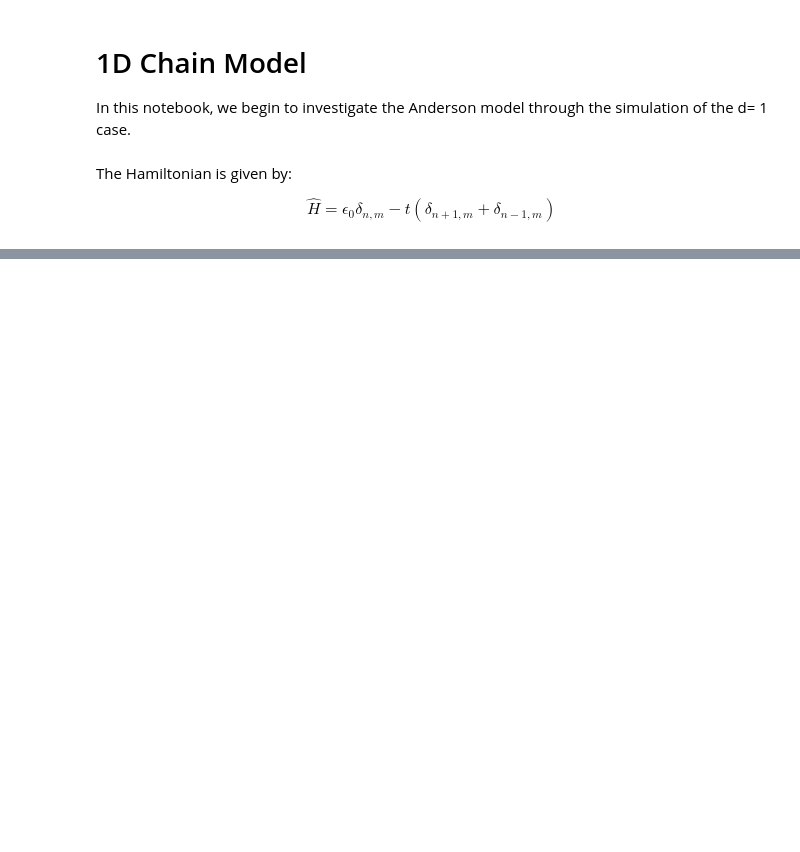
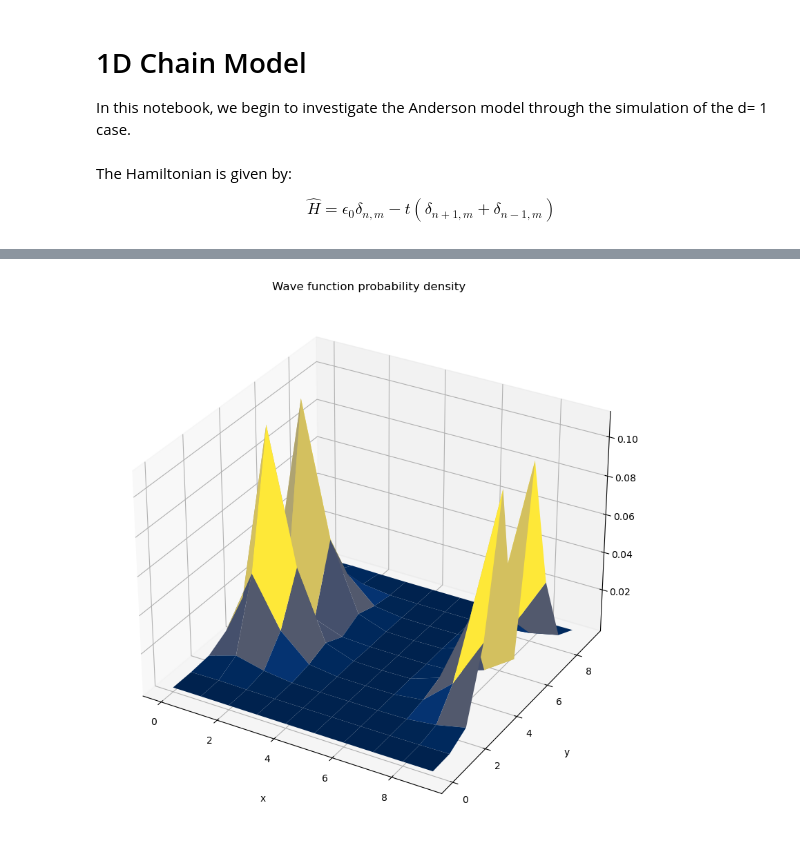
Before and after one commit to ravikoka/qgraph, a Jupyter notebook: 2d_chain.ipynb, the cells around one changed output, grey strips where cells are left out. Drawn from its saved outputs; the diff is of its cells as text; code cells hidden in the pictures; blank space fills up the shorter version.

```diff
--- a/2d_chain.ipynb
+++ b/2d_chain.ipynb
@@ -87,0 +90,56 @@ for i, ax in enumerate(axs):
+# %%
+#Add some epsilon randomness in there
+eps = 100
+
+H = _hamiltonian(chain, eps, 1)
+
+psi_0 = np.zeros(n**2)
+psi_0[n**2//2] = 1
+
+end_time = 10
+history = []
+for step in range(end_time):
+    psi_t = __time_evolution(H, step) @ psi_0
+    history.append(psi_t)
+
+
+density = np.real(np.multiply(history[1].conj(), history[1]))
+dens2d = np.reshape(density, (n, n))
+
+
+
+fig = plt.figure(figsize = (12,10))
+
+ax = plt.axes(projection='3d')
+x = np.arange(0, n, 1)
+y = np.arange(0, n, 1)
+X, Y = np.meshgrid(x, y)
+
+surf = ax.plot_surface(X, Y, dens2d, cmap = plt.cm.cividis)
+
+# Set axes label
+ax.set_xlabel('x', labelpad=20)
+ax.set_ylabel('y', labelpad=20)
+ax.set_zlabel('P', labelpad=20)
+ax.set_title("Wave function probability density")
+
+#fig.colorbar(surf, shrink=0.5, aspect=8)
+
+plt.show()
+
+
+
+
+#plt.plot(dens2d)
+#sum(density)
+#for wavefunction in history:
+#    plt.plot(np.linalg.norm(wavefunction))
+
+#fig, axs = plt.subplots(10)
+#for i, ax in enumerate(axs):
+    #density = np.real(np.multiply(history[i].conj(), history[i]))
+    #ax.plot(density)
+    #ax.set_ylim(0, 1)
+    #sum(density)
+# %% [output]
+[figure, added]
```
Also changed, not shown: parts of 7 cells of this notebook.
